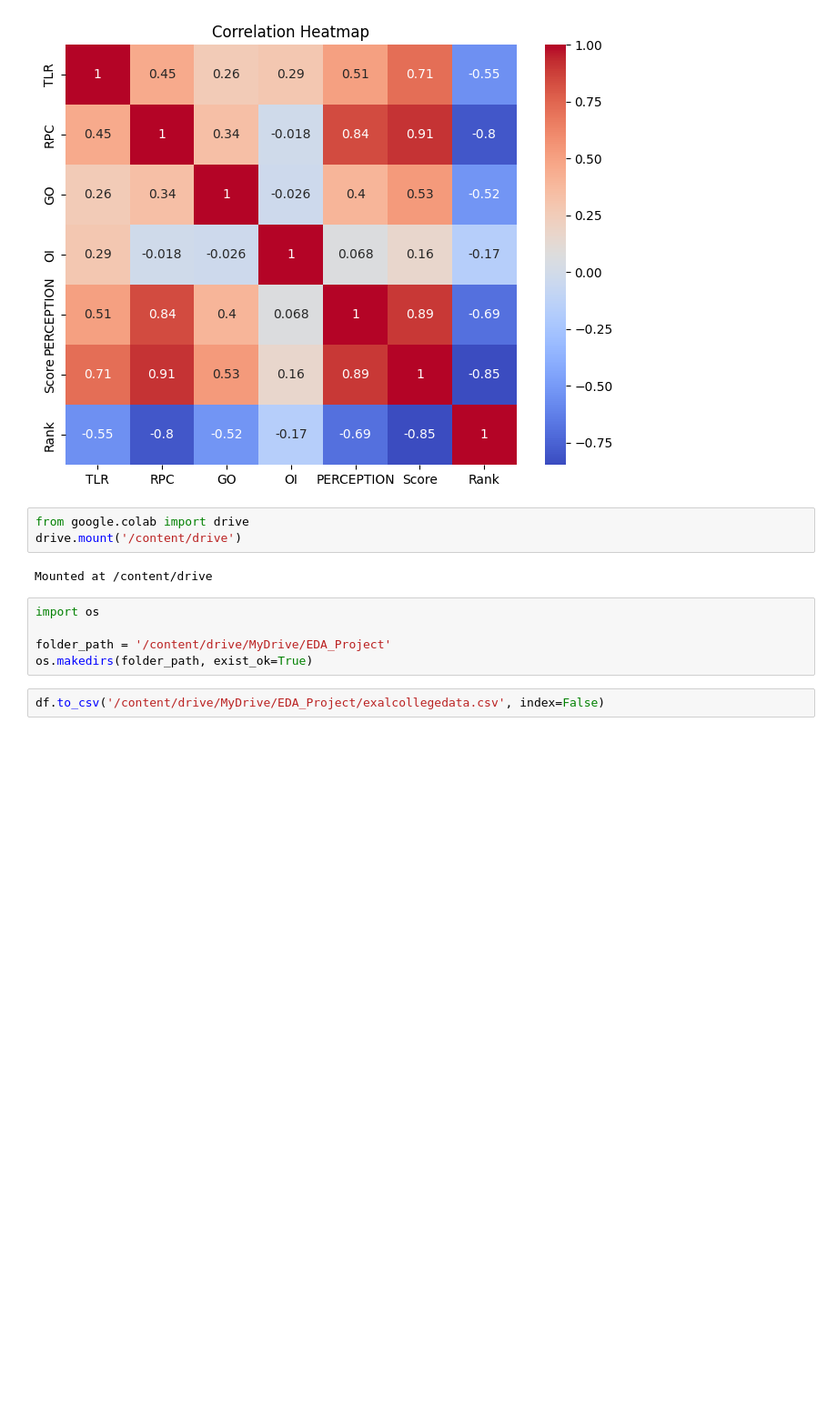
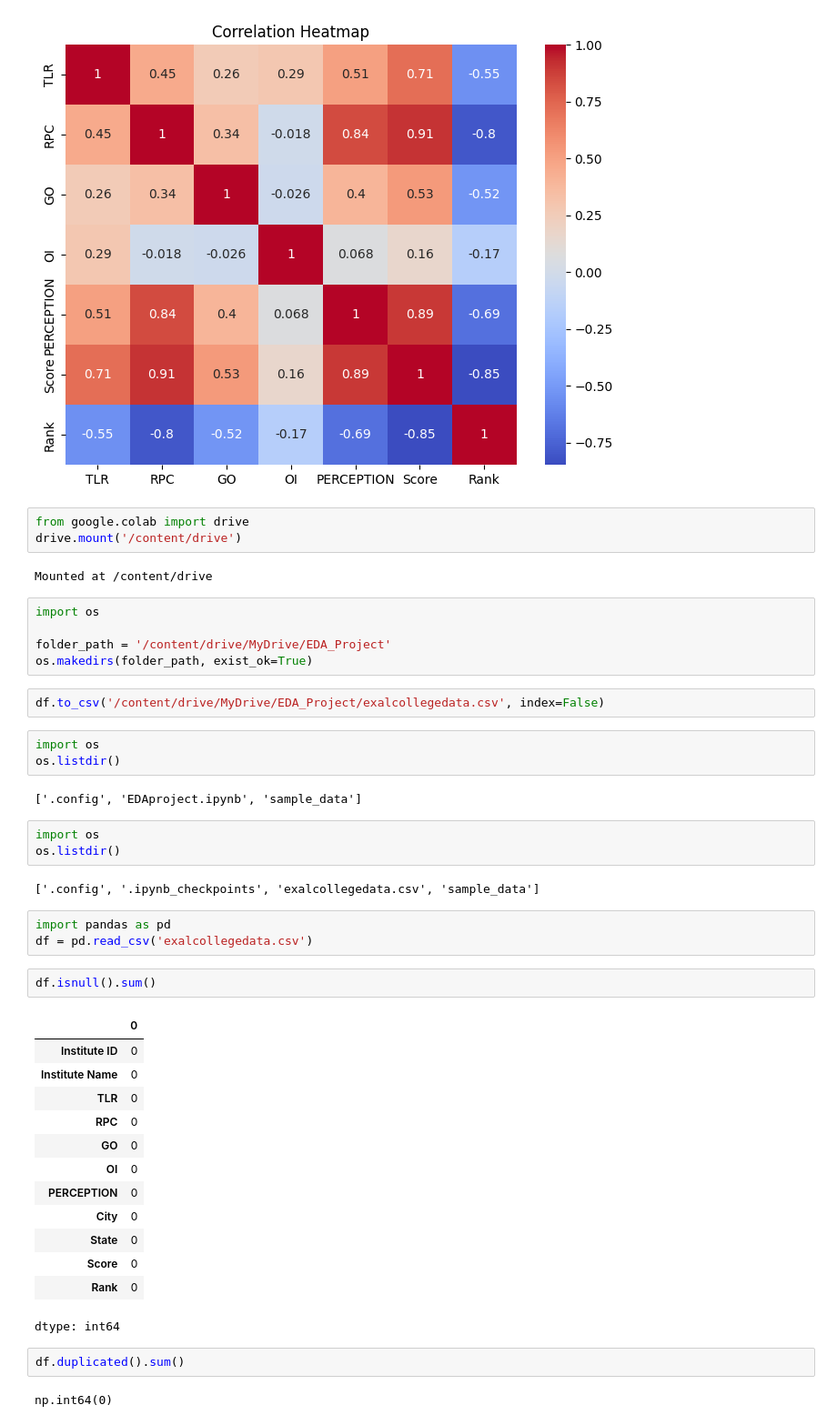
Before and after one commit to vaishnavibhosale727-dotcom/-CodeAlpha_Institute_Ranking_EDA, a Jupyter notebook: EDAproject.ipynb, the cells around one changed output. Shown at 91% size. Cells and saved outputs as stored; diff of their text form; blank space fills up the shorter version.

Commit message:
Final EDA project with visualizations, missing value check and duplicate check

```diff
--- a/EDAproject.ipynb
+++ b/EDAproject.ipynb
@@ -73,3 +75,36 @@ folder_path = '/content/drive/MyDrive/EDA_Project'
 os.makedirs(folder_path, exist_ok=True)
 # %%
 df.to_csv('/content/drive/MyDrive/EDA_Project/exalcollegedata.csv', index=False)
+# %%
+import os
+os.listdir()
+# %% [output]
+['.config', 'EDAproject.ipynb', 'sample_data']
+# %%
+import os
+os.listdir()
+# %% [output]
+['.config', '.ipynb_checkpoints', 'exalcollegedata.csv', 'sample_data']
+# %%
+import pandas as pd
+df = pd.read_csv('exalcollegedata.csv')
+# %%
+df.isnull().sum()
+# %% [output]
+|  | 0 |
+| Institute ID | 0 |
+| Institute Name | 0 |
+| TLR | 0 |
+| RPC | 0 |
+| GO | 0 |
+| OI | 0 |
+| PERCEPTION | 0 |
+| City | 0 |
+| State | 0 |
+| Score | 0 |
+| Rank | 0 |
+dtype: int64
+# %%
+df.duplicated().sum()
+# %% [output]
+np.int64(0)
```
Also changed, not shown: parts of 1 cell of this notebook.
